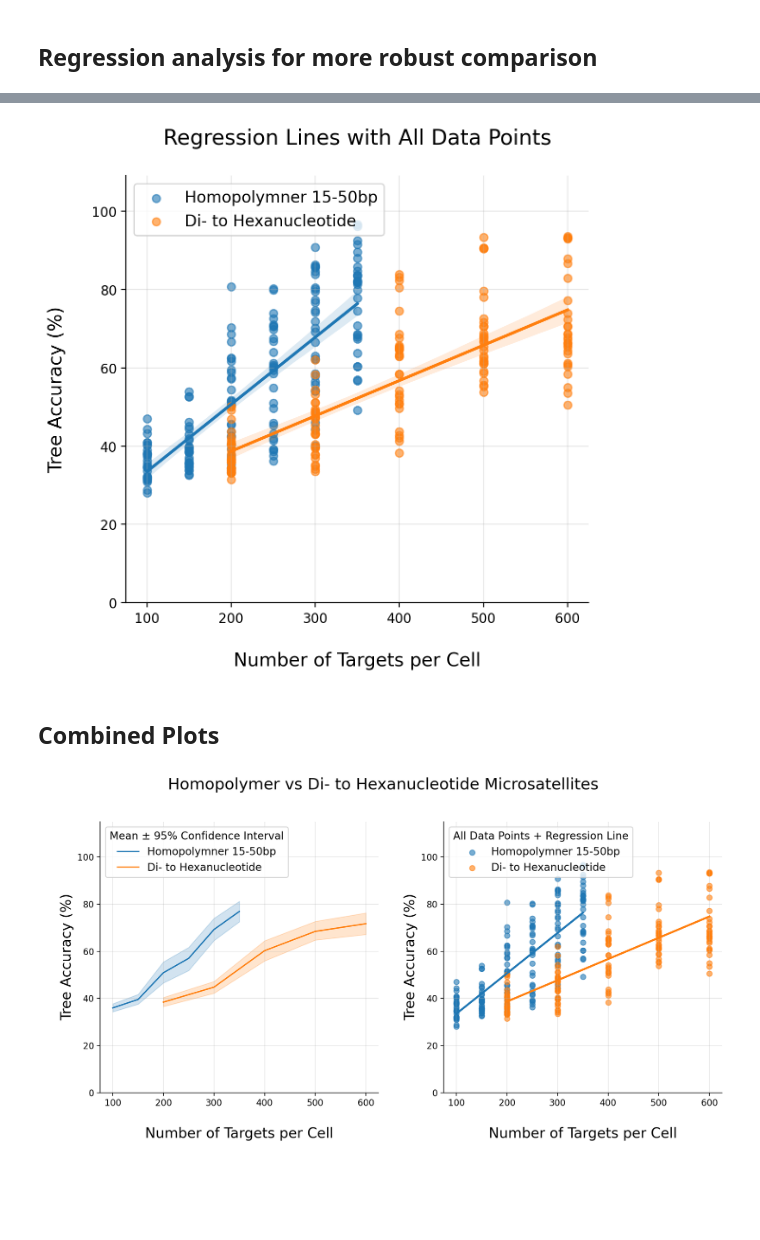
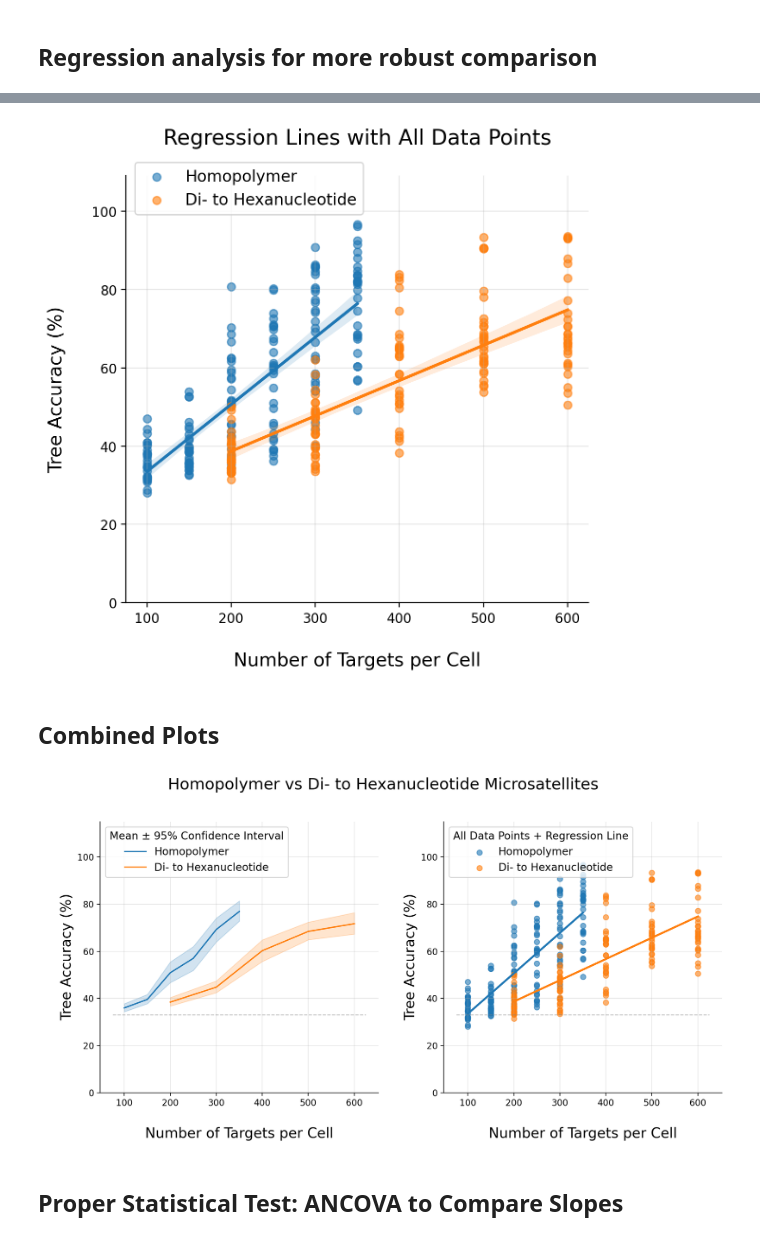
Before and after one commit to tonypincheng/RETrace2, a Jupyter notebook: notebooks/Fig1_HCT116tree_DownsampleAccuracy.ipynb, the cells around one changed output, grey strips where cells are left out. Cells and saved outputs as stored; diff of their text form; code cells hidden in the pictures; blank space fills up the shorter version.

```diff
--- a/notebooks/Fig1_HCT116tree_DownsampleAccuracy.ipynb
+++ b/notebooks/Fig1_HCT116tree_DownsampleAccuracy.ipynb
@@ -135,7 +99,7 @@ from scipy import stats
 # create dictionary with key as probe set name and ouput directory
 downsample_dir = '/home/tcheng/tcheng/Projects/RETrace/20210920_NovaSeq_HCT116_1nt12k_2nt24k/downsample_targets'
 
-data_dict = {'Homopolymner 15-50bp': f'{downsample_dir}/TW1nt12k_downsample/output_500targets_minqual0_minreads10',
+data_dict = {'Homopolymer': f'{downsample_dir}/TW1nt12k_downsample/output_500targets_minqual0_minreads10',
              'Di- to Hexanucleotide': f'{downsample_dir}/CA2nt24k_downsample/output_500targets_minqual0_minreads10'}
 # %% [markdown]
 ## Read downsample results
@@ -296,42 +261,46 @@ ax.set_ylim(0, 109)
 ax.spines['right'].set_visible(False)
 ax.spines['top'].set_visible(False)
 
-plt.legend(fontsize=12, loc="upper left")
+plt.legend(fontsize=12, bbox_to_anchor=(0.53, 1.05))
 plt.tight_layout()
+plt.savefig('FigS1_HCT116_1ntVs2nt_downsample_accuracy_regression.pdf')
 plt.show()
 # %% [output]
-[figure, old version]
+[figure, new version]
 # %% [markdown]
 ## Combined Plots
 # %%
 # Alternative: Using seaborn regplot for direct regression visualization
 fig, axes = plt.subplots(1, 2, figsize=(11, 6), dpi=200)
 fig.suptitle('Homopolymer vs Di- to Hexanucleotide Microsatellites\n', fontsize=18)
 
 # Left: Original lineplot (mean ± 95% CI)
 sns.lineplot(data=df_combined_filtered, x='n_target', y='all_accuracy', hue='group', ax=axes[0])
 axes[0].grid(True, alpha=0.3)
 axes[0].set_ylim(0, 115)
 axes[0].legend(loc="upper left", fontsize=12, title="Mean ± 95% Confidence Interval", title_fontsize=12)
 
 # Right: Regression plot with all data points
 for group in df_combined_filtered['group'].unique():
     group_data = df_combined_filtered[df_combined_filtered['group'] == group]
     sns.regplot(data=group_data, x='n_target', y='all_accuracy',
                 label=group, ax=axes[1], scatter_kws={'alpha':0.6}, ci=None)
 
 axes[1].grid(True, alpha=0.3)
 axes[1].set_ylim(0, 115)
 axes[1].legend(loc="upper left", fontsize=12, title="All Data Points + Regression Line", title_fontsize=12)
 
 for ax in axes:
     ax.spines['right'].set_visible(False)
     ax.spines['top'].set_visible(False)
     ax.set_ylabel('\nTree Accuracy (%)', fontsize=16)
     ax.set_xlabel('\nNumber of Targets per Cell', fontsize=16)
+    ax.hlines(33, ax.get_xlim()[0], ax.get_xlim()[1], color='gray', linestyle='--', alpha=0.5, linewidth=1)
 
 plt.tight_layout()
-plt.savefig('Fig1_HCT116_1ntVs2nt_downsample_accuracy.pdf', dpi=200)
+#plt.savefig('Fig1_HCT116_1ntVs2nt_downsample_accuracy.pdf', dpi=200)
 plt.show()
 # %% [output]
-[figure, old version]
+[figure, new version]
+# %% [markdown]
+## Proper Statistical Test: ANCOVA to Compare Slopes
```
Also changed, not shown: parts of 9 cells of this notebook, 5 other files.
